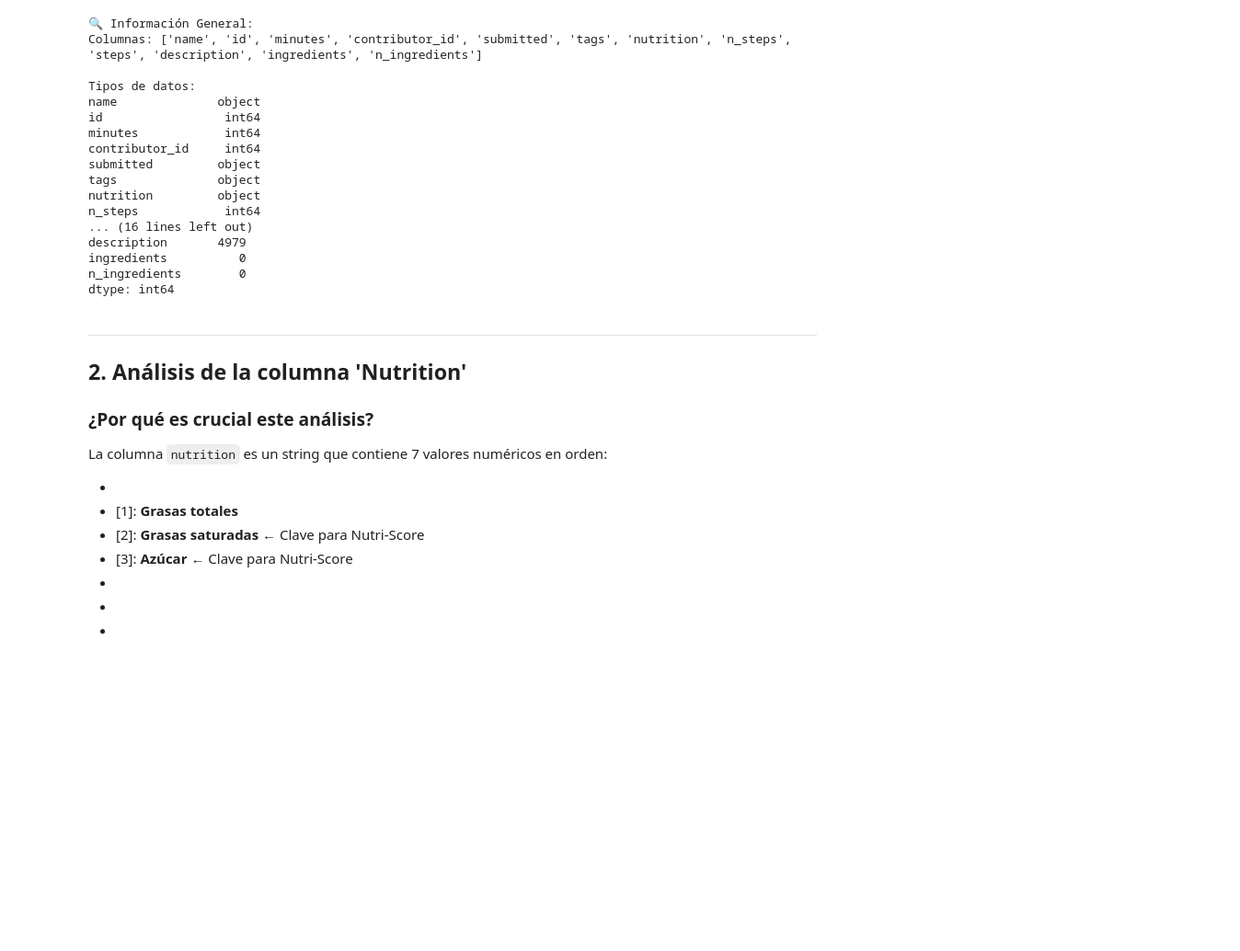
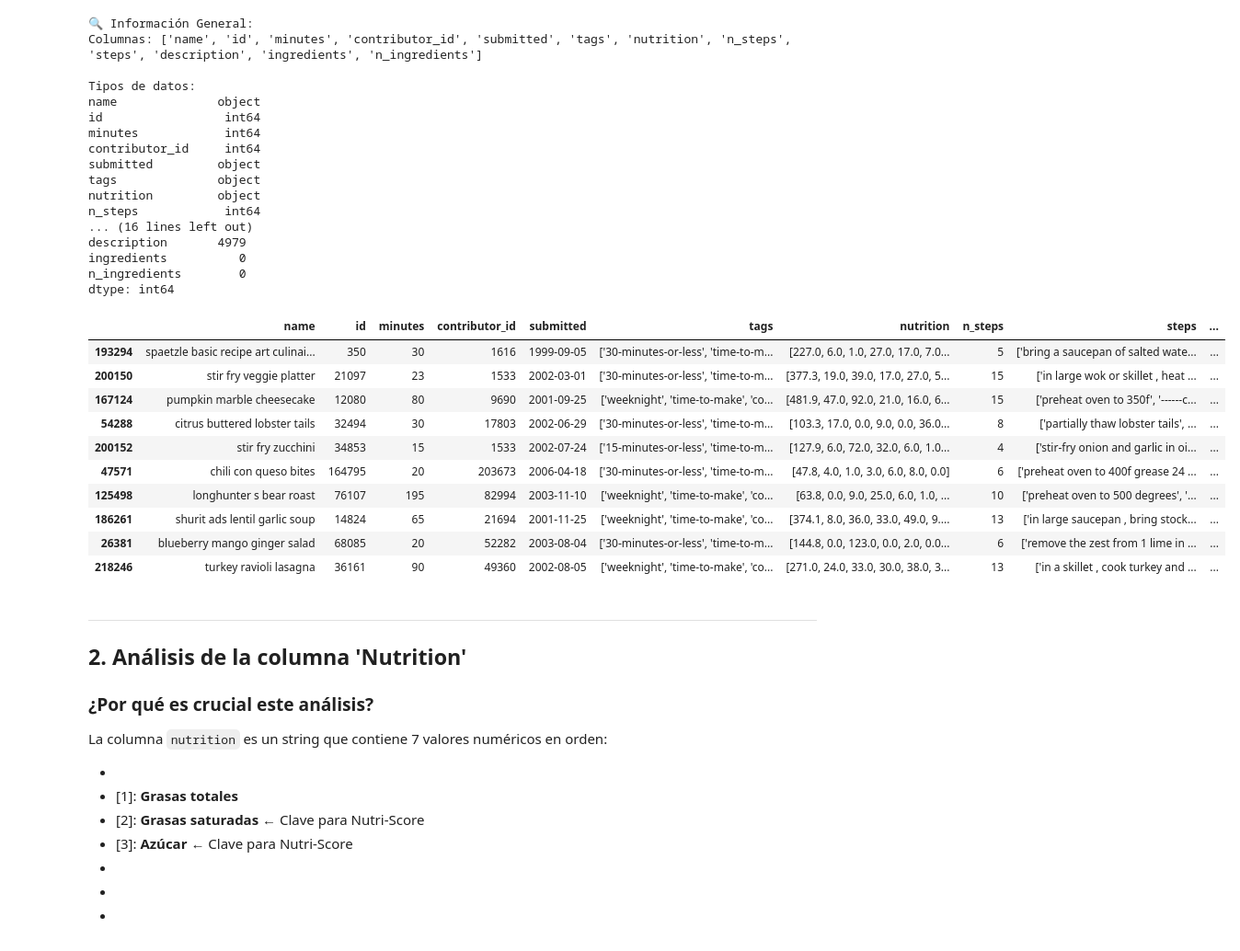
Before and after one commit to pablovigiljr3/recetAI, a Jupyter notebook: notebooks/01_Text_Mining_EDA.ipynb, the cells around one changed output. Shown at 92% size. Cells and saved outputs as stored; diff of their text form; code cells hidden in the pictures; blank space fills up the shorter version.

```diff
--- a/notebooks/01_Text_Mining_EDA.ipynb
+++ b/notebooks/01_Text_Mining_EDA.ipynb
@@ -84,6 +84,20 @@ description       4979
 ingredients          0
 n_ingredients        0
 dtype: int64
+# %%
+df[df['description'].isna()].sample(10) # Muestra aleatoria de filas con valores nulos en la columna 'description'
+# %% [output]
+|  | name | id | minutes | contributor_id | submitted | tags | nutrition | n_steps | steps | ... |
+| 193294 | spaetzle basic recipe art culinai... | 350 | 30 | 1616 | 1999-09-05 | ['30-minutes-or-less', 'time-to-m... | [227.0, 6.0, 1.0, 27.0, 17.0, 7.0... | 5 | ['bring a saucepan of salted wate... | ... |
+| 200150 | stir fry veggie platter | 21097 | 23 | 1533 | 2002-03-01 | ['30-minutes-or-less', 'time-to-m... | [377.3, 19.0, 39.0, 17.0, 27.0, 5... | 15 | ['in large wok or skillet , heat ... | ... |
+| 167124 | pumpkin marble cheesecake | 12080 | 80 | 9690 | 2001-09-25 | ['weeknight', 'time-to-make', 'co... | [481.9, 47.0, 92.0, 21.0, 16.0, 6... | 15 | ['preheat oven to 350f', '------c... | ... |
+| 54288 | citrus buttered lobster tails | 32494 | 30 | 17803 | 2002-06-29 | ['30-minutes-or-less', 'time-to-m... | [103.3, 17.0, 0.0, 9.0, 0.0, 36.0... | 8 | ['partially thaw lobster tails', ... | ... |
+| 200152 | stir fry zucchini | 34853 | 15 | 1533 | 2002-07-24 | ['15-minutes-or-less', 'time-to-m... | [127.9, 6.0, 72.0, 32.0, 6.0, 1.0... | 4 | ['stir-fry onion and garlic in oi... | ... |
+| 47571 | chili con queso bites | 164795 | 20 | 203673 | 2006-04-18 | ['30-minutes-or-less', 'time-to-m... | [47.8, 4.0, 1.0, 3.0, 6.0, 8.0, 0.0] | 6 | ['preheat oven to 400f grease 24 ... | ... |
+| 125498 | longhunter s bear roast | 76107 | 195 | 82994 | 2003-11-10 | ['weeknight', 'time-to-make', 'co... | [63.8, 0.0, 9.0, 25.0, 6.0, 1.0, ... | 10 | ['preheat oven to 500 degrees', '... | ... |
+| 186261 | shurit ads lentil garlic soup | 14824 | 65 | 21694 | 2001-11-25 | ['weeknight', 'time-to-make', 'co... | [374.1, 8.0, 36.0, 33.0, 49.0, 9.... | 13 | ['in large saucepan , bring stock... | ... |
+| 26381 | blueberry mango ginger salad | 68085 | 20 | 52282 | 2003-08-04 | ['30-minutes-or-less', 'time-to-m... | [144.8, 0.0, 123.0, 0.0, 2.0, 0.0... | 6 | ['remove the zest from 1 lime in ... | ... |
+| 218246 | turkey ravioli lasagna | 36161 | 90 | 49360 | 2002-08-05 | ['weeknight', 'time-to-make', 'co... | [271.0, 24.0, 33.0, 30.0, 38.0, 3... | 13 | ['in a skillet , cook turkey and ... | ... |
 # %% [markdown]
 ---
 ## 2. Análisis de la columna 'Nutrition'
```
Also changed, not shown: parts of 4 cells of this notebook, 2 other files.
